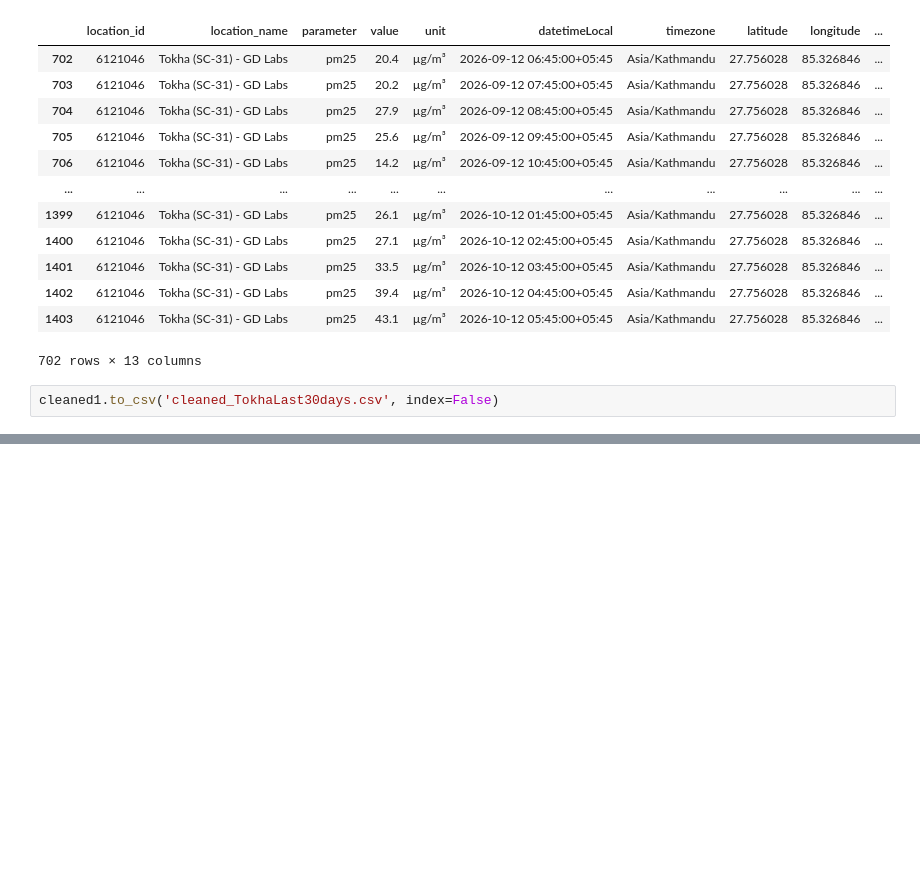
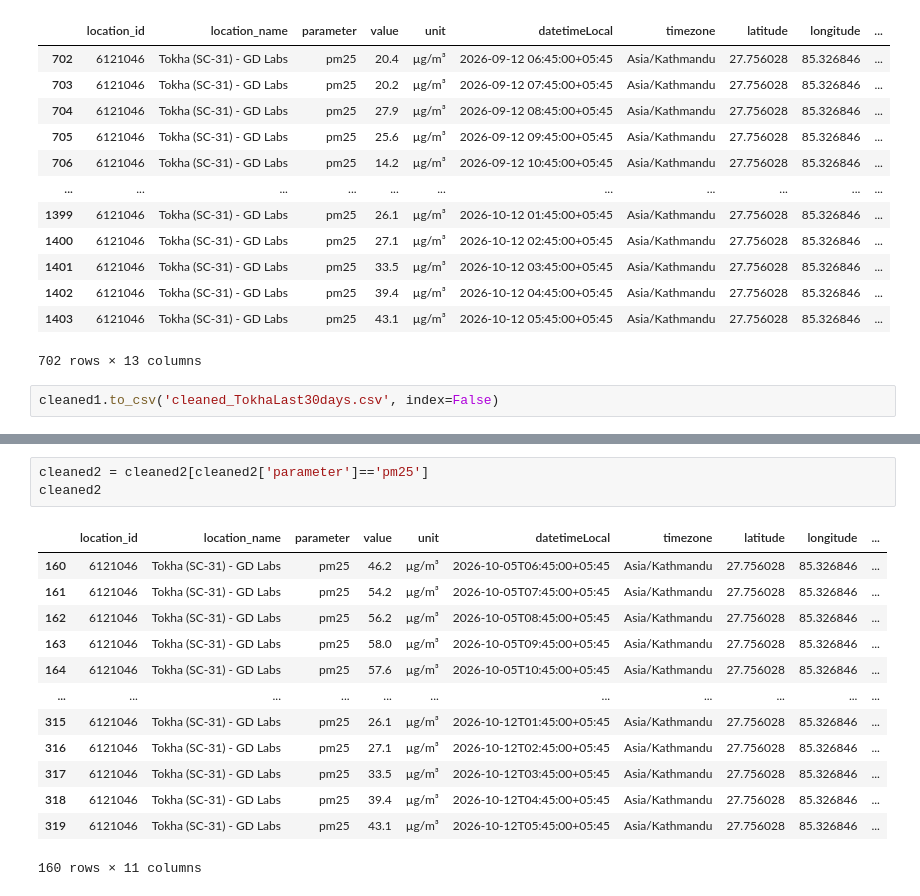
Before and after one commit to Laxmination/Kathmandu-PM2.5-Forecasting, a Jupyter notebook: OpenAQdatasetCleaning/Tokha data cleaning.ipynb, the cells around one changed output, grey strips where cells are left out. Drawn from its saved outputs; the diff is of its cells as text; blank space fills up the shorter version.

```diff
--- a/OpenAQdatasetCleaning/Tokha data cleaning.ipynb
+++ b/OpenAQdatasetCleaning/Tokha data cleaning.ipynb
@@ -208,0 +268,17 @@ cleaned1.to_csv('cleaned_TokhaLast30days.csv', index=False)
+# %%
+cleaned2 = cleaned2[cleaned2['parameter']=='pm25']
+cleaned2
+# %% [output]
+|  | location_id | location_name | parameter | value | unit | datetimeLocal | timezone | latitude | longitude | ... |
+| 160 | 6121046 | Tokha (SC-31) - GD Labs | pm25 | 46.2 | µg/m³ | 2026-10-05T06:45:00+05:45 | Asia/Kathmandu | 27.756028 | 85.326846 | ... |
+| 161 | 6121046 | Tokha (SC-31) - GD Labs | pm25 | 54.2 | µg/m³ | 2026-10-05T07:45:00+05:45 | Asia/Kathmandu | 27.756028 | 85.326846 | ... |
+| 162 | 6121046 | Tokha (SC-31) - GD Labs | pm25 | 56.2 | µg/m³ | 2026-10-05T08:45:00+05:45 | Asia/Kathmandu | 27.756028 | 85.326846 | ... |
+| 163 | 6121046 | Tokha (SC-31) - GD Labs | pm25 | 58.0 | µg/m³ | 2026-10-05T09:45:00+05:45 | Asia/Kathmandu | 27.756028 | 85.326846 | ... |
+| 164 | 6121046 | Tokha (SC-31) - GD Labs | pm25 | 57.6 | µg/m³ | 2026-10-05T10:45:00+05:45 | Asia/Kathmandu | 27.756028 | 85.326846 | ... |
+| ... | ... | ... | ... | ... | ... | ... | ... | ... | ... | ... |
+| 315 | 6121046 | Tokha (SC-31) - GD Labs | pm25 | 26.1 | µg/m³ | 2026-10-12T01:45:00+05:45 | Asia/Kathmandu | 27.756028 | 85.326846 | ... |
+| 316 | 6121046 | Tokha (SC-31) - GD Labs | pm25 | 27.1 | µg/m³ | 2026-10-12T02:45:00+05:45 | Asia/Kathmandu | 27.756028 | 85.326846 | ... |
+| 317 | 6121046 | Tokha (SC-31) - GD Labs | pm25 | 33.5 | µg/m³ | 2026-10-12T03:45:00+05:45 | Asia/Kathmandu | 27.756028 | 85.326846 | ... |
+| 318 | 6121046 | Tokha (SC-31) - GD Labs | pm25 | 39.4 | µg/m³ | 2026-10-12T04:45:00+05:45 | Asia/Kathmandu | 27.756028 | 85.326846 | ... |
+| 319 | 6121046 | Tokha (SC-31) - GD Labs | pm25 | 43.1 | µg/m³ | 2026-10-12T05:45:00+05:45 | Asia/Kathmandu | 27.756028 | 85.326846 | ... |
+160 rows × 11 columns
```
Also changed, not shown: parts of 6 cells of this notebook, 2 other files.
